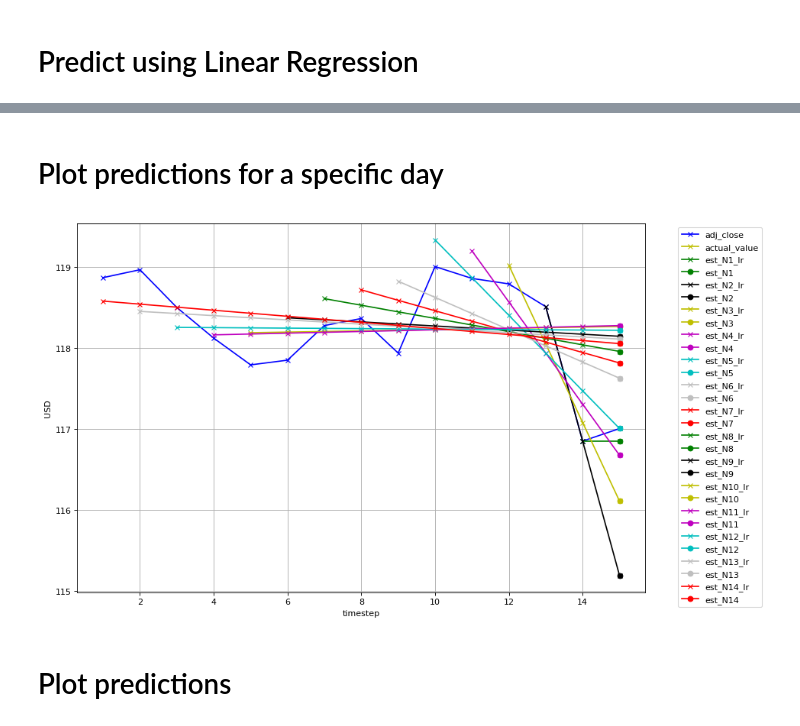
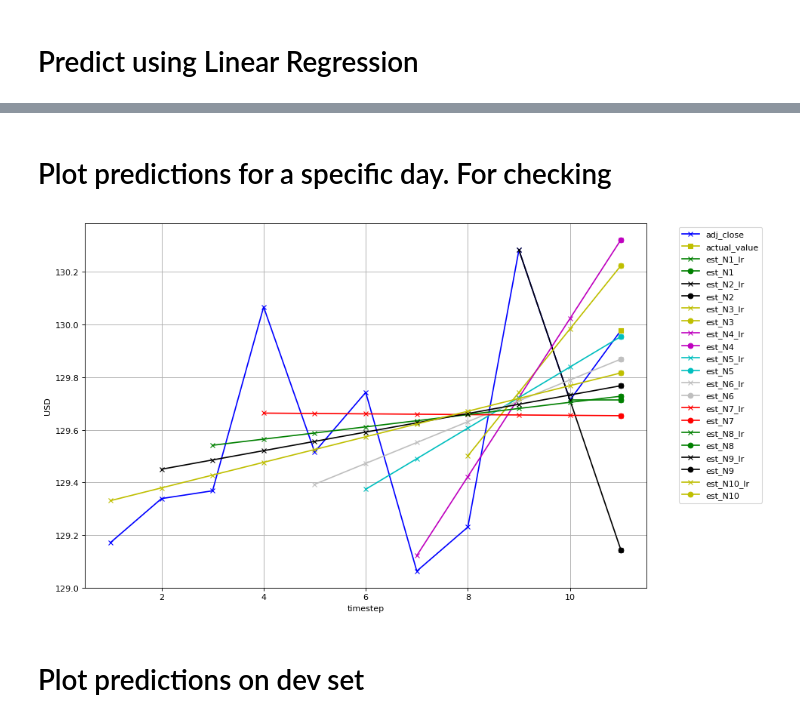
Before and after one commit to NGYB/Stocks, a Jupyter notebook: StockPricePrediction/StockPricePrediction_v2_lin_reg.ipynb, the cells around one changed output, grey strips where cells are left out. Drawn from its saved outputs; the diff is of its cells as text; code cells hidden in the pictures.

Commit message:
stock price prediction using lin reg

```diff
--- a/StockPricePrediction/StockPricePrediction_v2_lin_reg.ipynb
+++ b/StockPricePrediction/StockPricePrediction_v2_lin_reg.ipynb
@@ -16,14 +16,17 @@ from matplotlib import pyplot as plt
 from pylab import rcParams
 from sklearn.linear_model import LinearRegression
 from sklearn.metrics import mean_squared_error
+from sklearn.metrics import r2_score
 from tqdm import tqdm_notebook
 
 %matplotlib inline
 
 #### Input params ##################
 stk_path = "./data/VTI.csv"
-Nmax = 14                       # for feature at day t, we use lags from t-1, t-2, ..., t-N as features
-                               # Nmax is the maximum N we are going to test
+test_size = 0.2                 # proportion of dataset to be used as test set
+cv_size = 0.2                   # proportion of dataset to be used as cross-validation set
+Nmax = 10                       # for feature at day t, we use lags from t-1, t-2, ..., t-N as features
+                                # Nmax is the maximum N we are going to test
 fontsize = 14
 ticklabelsize = 14
 ####################################
@@ -103,0 +120,18 @@ df.head(10)
+# %%
+# Get sizes of each of the datasets
+num_cv = int(cv_size*len(df))
+num_test = int(test_size*len(df))
+num_train = len(df) - num_cv - num_test
+print("num_train = " + str(num_train))
+print("num_cv = " + str(num_cv))
+print("num_test = " + str(num_test))
+
+# Split into train, cv, and test
+train = df[:num_train]
+cv = df[num_train:num_train+num_cv]
+train_cv = df[:num_train+num_cv]
+test = df[num_train+num_cv:]
+print("train.shape = " + str(train.shape))
+print("cv.shape = " + str(cv.shape))
+print("train_cv.shape = " + str(train_cv.shape))
+print("test.shape = " + str(test.shape))
@@ -117,11 +162,14 @@ ax.set_ylabel("USD")
 # Predict using Linear Regression
 # %%
 RMSE = []
+R2 = []
 for N in range(1, Nmax+1): # N is no. of samples to use to predict the next value
-    est_list = get_preds_lin_reg(df, 'adj_close', N, 0)
+    est_list = get_preds_lin_reg(train_cv, 'adj_close', N, 0, num_train)
 
-    df['est' + '_N' + str(N)] = np.concatenate((np.zeros(N), est_list))
-    RMSE.append(math.sqrt(mean_squared_error(est_list, df['adj_close'][N:])))
+    cv['est' + '_N' + str(N)] = est_list
+    RMSE.append(math.sqrt(mean_squared_error(est_list, cv['adj_close'])))
+    R2.append(r2_score(cv['adj_close'], est_list))
 print('RMSE = ' + str(RMSE))
-df.head()
+print('R2 = ' + str(R2))
+cv.head()
 # %% [output]
@@ -146,13 +213,13 @@ plt.ylabel('RMSE')
 # %% [markdown]
-# Plot predictions for a specific day
+# Plot predictions for a specific day. For checking
 # %%
 # Specify the day you are interested in
-day = pd.Timestamp(date(2017, 3, 22))
+day = pd.Timestamp(date(2017, 10, 31))
 
-df_temp = df[df['date'] <= day]
+df_temp = cv[cv['date'] <= day]
 plt.figure(figsize=(12, 8), dpi=80)
 plt.plot(range(1,Nmax+2), df_temp[-Nmax-1:]['adj_close'], 'bx-')
-plt.plot(Nmax+1, df_temp[-1:]['adj_close'], 'yx-')
+plt.plot(Nmax+1, df_temp[-1:]['adj_close'], 'ys-')
 legend_list = ['adj_close', 'actual_value']
 
 # Plot the linear regression lines and the predictions
@@ -160,33 +227,33 @@ color_list = ['r', 'g', 'k', 'y', 'm', 'c', '0.75']
 marker_list = ['x', 'x', 'x', 'x', 'x', 'x', 'x']
 regr = LinearRegression(fit_intercept=True) # Create linear regression object
 for N in range(1, Nmax+1):
     # Plot the linear regression lines
     X_train = np.array(range(len(df_temp['adj_close'][-N-1:-1]))) # e.g. [0 1 2 3 4]
     y_train = np.array(df_temp['adj_close'][-N-1:-1]) # e.g. [2944 3088 3226 3335 3436]
     X_train = X_train.reshape(-1, 1)
     y_train = y_train.reshape(-1, 1)
     regr.fit(X_train, y_train)            # Train the model
     y_est = regr.predict(X_train)         # Get linear regression line
     plt.plot(range(Nmax+1-N,Nmax+2),
              np.concatenate((y_est, np.array(df_temp['est_N'+str(N)][-1:]).reshape(-1,1))),
              color=color_list[N%len(color_list)],
              marker=marker_list[N%len(marker_list)])
     legend_list.append('est_N'+str(N)+'_lr')
 
     # Plot the predictions
     plt.plot(Nmax+1,
              df_temp['est_N'+str(N)][-1:],
              color=color_list[N%len(color_list)],
              marker='o')
     legend_list.append('est_N'+str(N))
 
 
 plt.grid()
 plt.xlabel('timestep')
 plt.ylabel('USD')
 plt.legend(legend_list, bbox_to_anchor=(1.05, 1))
 matplotlib.rcParams.update({'font.size': fontsize})
 # %% [output]
-[figure, old version]
+[figure, new version]
 # %% [markdown]
-# Plot predictions
+# Plot predictions on dev set
```
Also changed, not shown: parts of 17 cells of this notebook.
